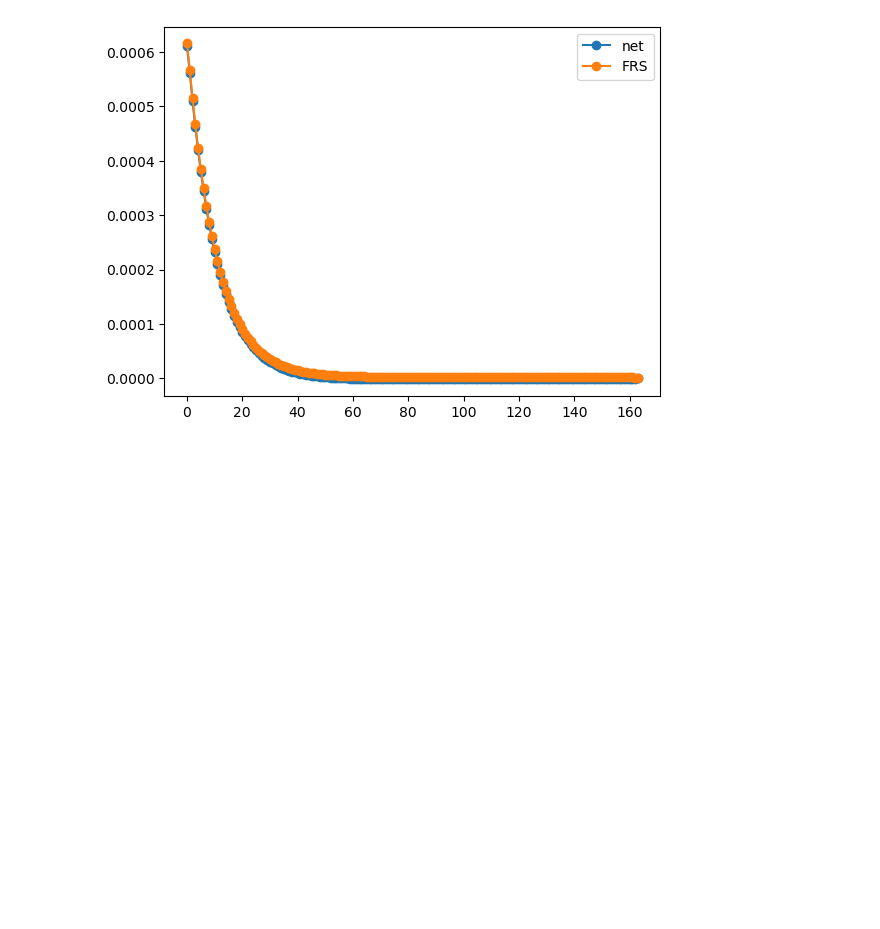
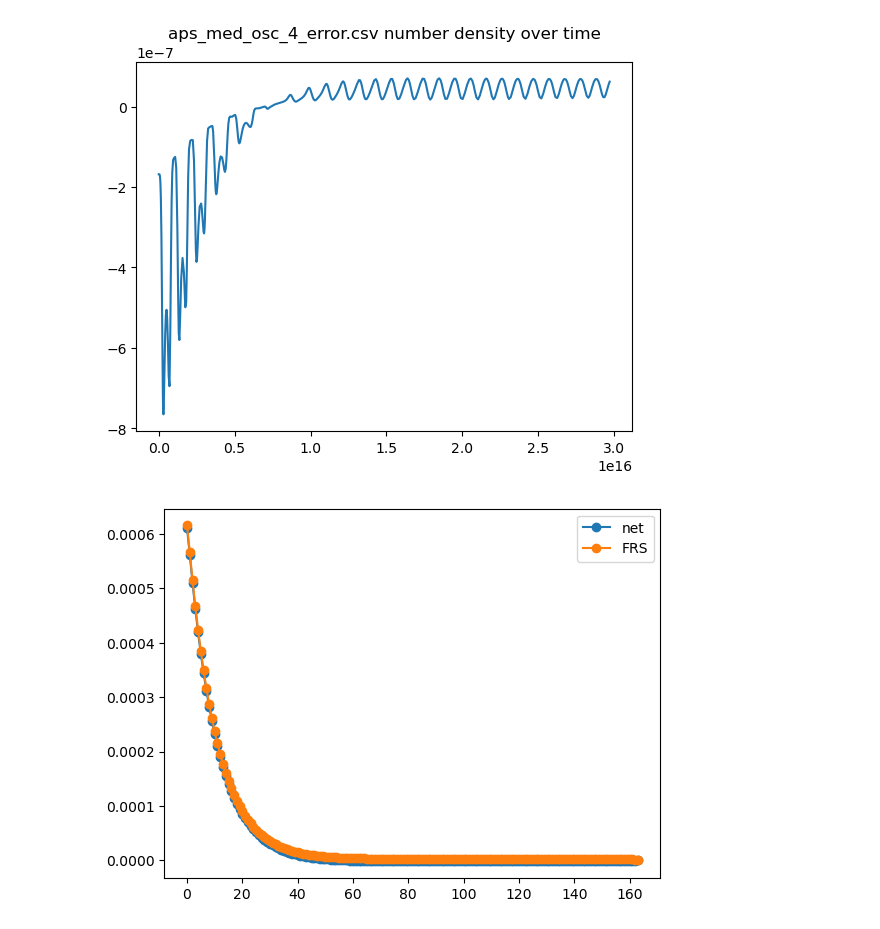
Before and after one commit to nuLABatUSD/QKESolveCPP, a Jupyter notebook: number_density_post.ipynb, the cells around one changed output. Cells and saved outputs as stored; diff of their text form; code cells hidden in the pictures; blank space fills up the shorter version.

```diff
--- a/number_density_post.ipynb
+++ b/number_density_post.ipynb
@@ -3,4 +3,23 @@ import numpy as np
 import pandas as pd
 import matplotlib.pyplot as plt
 import math
+# %%
+numdens = np.array(pd.read_csv("number_dens_e_testing.csv",header=None))
+endens = np.array(pd.read_csv("energy_dens_e_testing.csv",header=None))
+time = np.array(pd.read_csv("times.csv",header=None))
+# %%
+numdenss = []
+endenss = []
+t = []
+for i in range(len(numdens[0])-1):
+    numdenss.append(numdens[0][i])
+    endenss.append(endens[0][i])
+    t.append(time[0][i])
+# %%
+plt.figure()
+plt.plot(t,numdenss)
+plt.title("aps_med_osc_4_error.csv number density over time")
+plt.show()
+# %% [output]
+[figure, added]
 # %%
```
Also changed, not shown: 2 other files.
